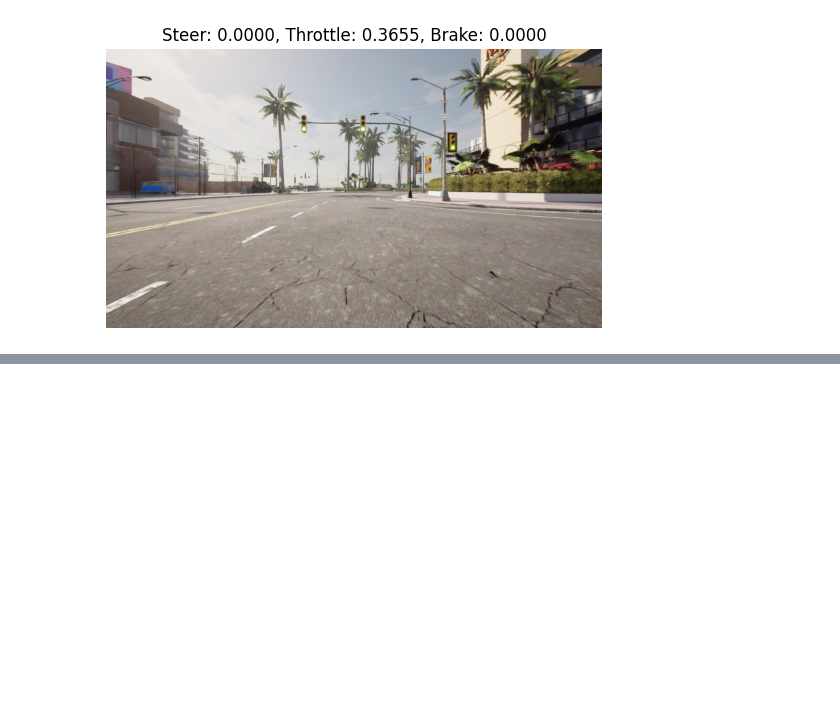
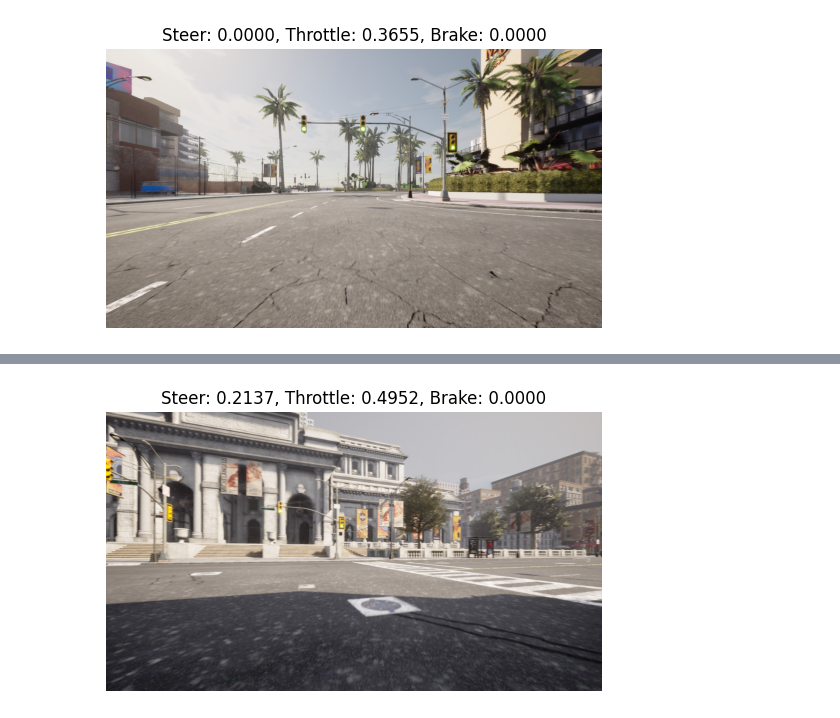
Before and after one commit to ulrik2204/carla_experiments, a Jupyter notebook: dataset_exploration.ipynb, the cells around one changed output, grey strips where cells are left out. Saved outputs shown, nothing was run; the diff lists cells and outputs as text; code cells hidden in the pictures; blank space fills up the shorter version.

```diff
--- a/dataset_exploration.ipynb
+++ b/dataset_exploration.ipynb
@@ -118,0 +111,4 @@ plot_sample(103)
+# %%
+plot_sample(1100)
+# %% [output]
+[figure, added]
```
Also changed, not shown: parts of 5 cells of this notebook.
